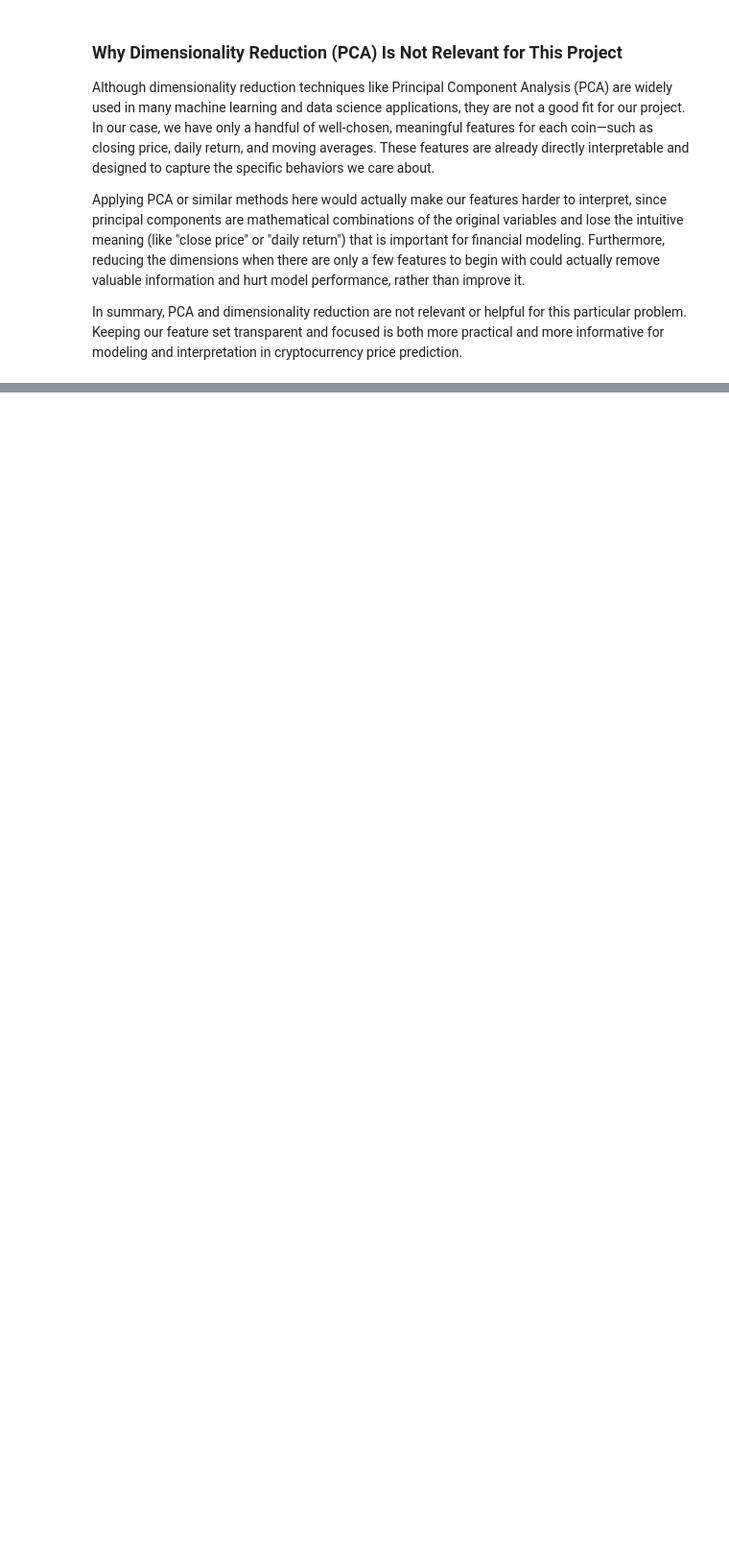
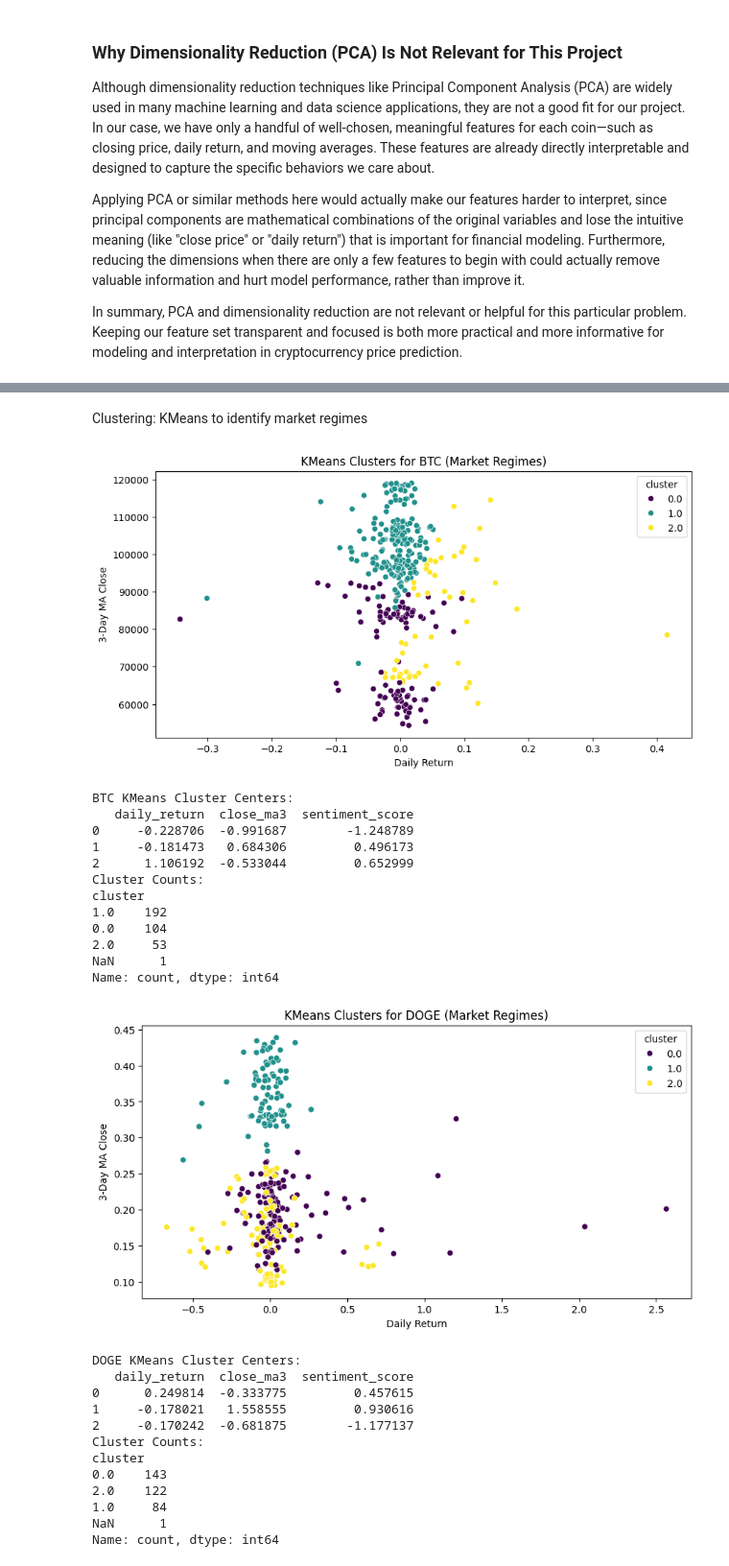
Before and after one commit to Eris-Leksi/Cryptocurrency-Price-Prediction-Models-, a Jupyter notebook: script.ipynb, the cells around one changed output, grey strips where cells are left out. Shown at 96% size. Saved outputs shown, nothing was run; the diff lists cells and outputs as text; code cells hidden in the pictures; blank space fills up the shorter version.

```diff
--- a/script.ipynb
+++ b/script.ipynb
@@ -598,0 +718,71 @@ In summary, PCA and dimensionality reduction are not relevant or helpful for thi
+# %% [markdown]
+Clustering: KMeans to identify market regimes
+# %%
+# Function for KMeans clustering
+def kmeans_clustering(coin_df, coin_name, n_clusters=3):
+    # Select features for clustering
+    features = coin_df[['daily_return', 'close_ma3', 'sentiment_score']]
+
+    # Create a mask for non-missing rows
+    valid_rows = features.notna().all(axis=1)
+    features_valid = features[valid_rows].copy()
+
+    if len(features_valid) < n_clusters:
+        print(f"Skipping {coin_name}: insufficient valid data points ({len(features_valid)}) for {n_clusters} clusters")
+        return
+
+    # Scale features
+    scaler = StandardScaler()
+    scaled_features = scaler.fit_transform(features_valid)
+
+    # Fit KMeans
+    kmeans = KMeans(n_clusters=n_clusters, random_state=42)
+    clusters = kmeans.fit_predict(scaled_features)
+
+    # Assign clusters to valid rows
+    coin_df['cluster'] = pd.Series(index=coin_df.index, dtype=float)  # Initialize as NaN
+    coin_df.loc[valid_rows, 'cluster'] = clusters
+
+    # Visualize clusters (only valid data)
+    plt.figure(figsize=(10, 5))
+    sns.scatterplot(data=coin_df[valid_rows], x='daily_return', y='close_ma3', hue='cluster', palette='viridis')
+    plt.title(f'KMeans Clusters for {coin_name} (Market Regimes)')
+    plt.xlabel('Daily Return')
+    plt.ylabel('3-Day MA Close')
+    plt.show()
+
+    # Print cluster centers
+    print(f"{coin_name} KMeans Cluster Centers:")
+    print(pd.DataFrame(kmeans.cluster_centers_, columns=features.columns))
+    print(f"Cluster Counts:\n{coin_df['cluster'].value_counts(dropna=False)}\n")
+
+# Apply to each coin
+for coin, df in coin_dfs.items():
+    kmeans_clustering(df.copy(), coin)  # Use copy to avoid modifying original
+# %% [output]
+[figure, added]
+BTC KMeans Cluster Centers:
+   daily_return  close_ma3  sentiment_score
+0     -0.228706  -0.991687        -1.248789
+1     -0.181473   0.684306         0.496173
+2      1.106192  -0.533044         0.652999
+Cluster Counts:
+cluster
+1.0    192
+0.0    104
+2.0     53
+NaN      1
+Name: count, dtype: int64
+[figure, added]
+DOGE KMeans Cluster Centers:
+   daily_return  close_ma3  sentiment_score
+0      0.249814  -0.333775         0.457615
+1     -0.178021   1.558555         0.930616
+2     -0.170242  -0.681875        -1.177137
+Cluster Counts:
+cluster
+0.0    143
+2.0    122
+1.0     84
+NaN      1
+Name: count, dtype: int64
```
Also changed, not shown: parts of 19 cells of this notebook.
